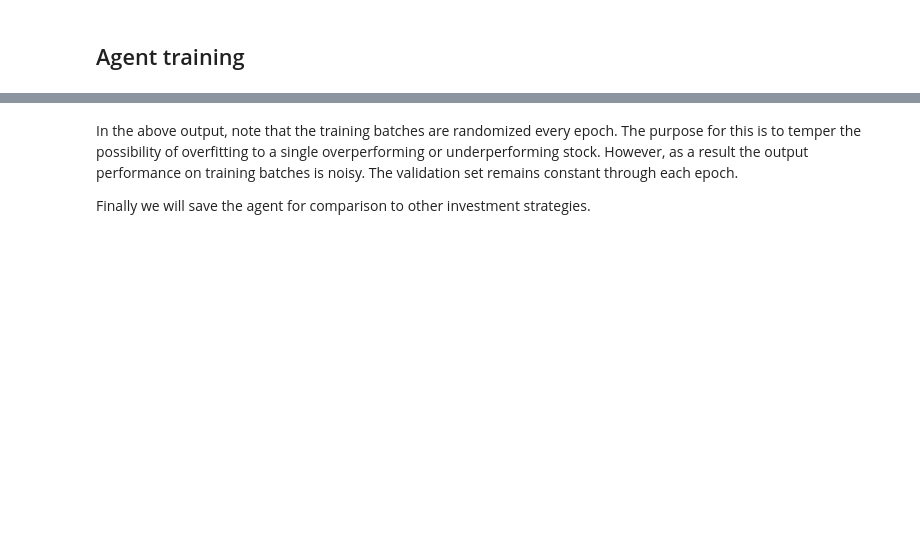
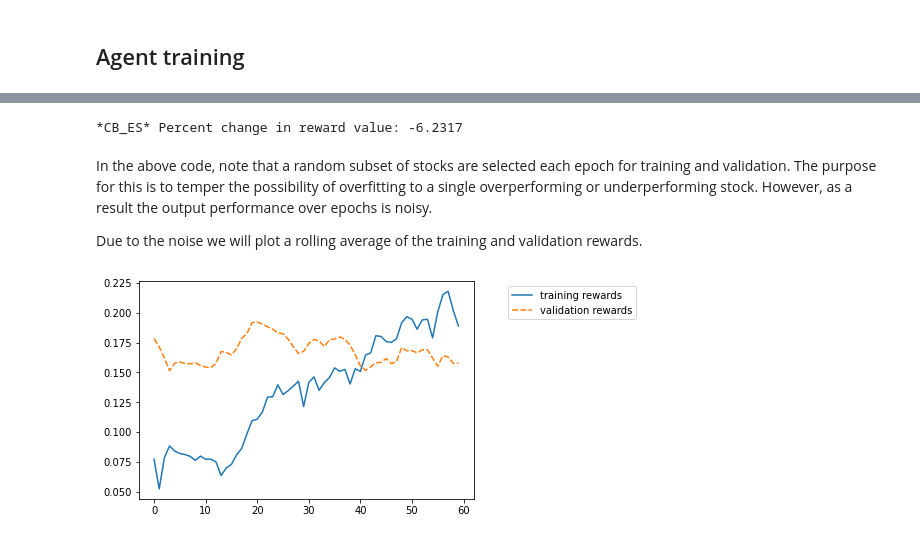
Before and after one commit to rajindermavi/portfolio_management, a Jupyter notebook: portfolio_management/dpm_agent_training.ipynb, the cells around one changed output, grey strips where cells are left out. Cells and saved outputs as stored; diff of their text form; code cells hidden in the pictures; blank space fills up the shorter version.

```diff
--- a/portfolio_management/dpm_agent_training.ipynb
+++ b/portfolio_management/dpm_agent_training.ipynb
@@ -202,4 +130,52 @@ Minimum value of portfolio:  944562.94
+# %%
+def Callback_EarlyStopping(RewardsList, min_delta=0.01, patience=20):
+    #No early stopping for 3*patience epochs
+    if len(RewardsList)//patience < 3 :
+        return False
+    #Mean loss for last patience epochs and second-last patience epochs
+    mean_previous = np.mean(RewardsList[::-1][2*patience:3*patience]) #third-last
+    mean_recent = np.mean(RewardsList[::-1][:patience]) #last
+    #you can use relative or absolute change
+    delta = mean_recent - mean_previous # change
+    percent_delta = delta / mean_previous  # relative change
+    if percent_delta < min_delta :
+        print(f"*CB_ES* Percent change in reward value: {percent_delta*1e2:.4f}")
+        return True
+    else:
+        return False
+# %%
+train_avg_rewards = []
+val_avg_rewards = []
+MAX_EPOCHS = 100
+n_substocks = 10
+for epoch in range(MAX_EPOCHS):
+    training_rewards = []
+    for batch in batched_training_data:
+        subsample = random.sample(list(range(n_stocks)),n_substocks)
+        sub_batch = batch[subsample,:,:]
+
+        train_step(agent,sub_batch,training_rewards)
+
+    train_avg_rewards.append(np.mean(training_rewards))
+
+    sar = sampled_agent_reward(TradingEnv,validation_data,[agent],10,10)
+    val_avg_rewards.append(np.mean(sar[agent.name]))
+
+
+
+    if Callback_EarlyStopping(val_avg_rewards):
+        break
+# %% [output]
+*CB_ES* Percent change in reward value: -6.2317
 # %% [markdown]
-In the above output, note that the training batches are randomized every epoch. The purpose for this is to temper the possibility of overfitting to a single overperforming or underperforming stock. However, as a result the output performance on training batches is noisy. The validation set remains constant through each epoch.
+In the above code, note that a random subset of stocks are selected each epoch for training and validation. The purpose for this is to temper the possibility of overfitting to a single overperforming or underperforming stock. However, as a result the output performance over epochs is noisy.
 
-Finally we will save the agent for comparison to other investment strategies.
+Due to the noise we will plot a rolling average of the training and validation rewards.
+# %%
+df = pd.DataFrame({'training rewards':train_avg_rewards,'validation rewards':val_avg_rewards})
+
+sns.lineplot( data = df.rolling(10, min_periods=1).mean())
+plt.legend(loc='upper right',bbox_to_anchor=(1.5, 1) )
+plt.show()
+# %% [output]
+[figure, added]
```
Also changed, not shown: parts of 7 cells of this notebook, 8 other files.
